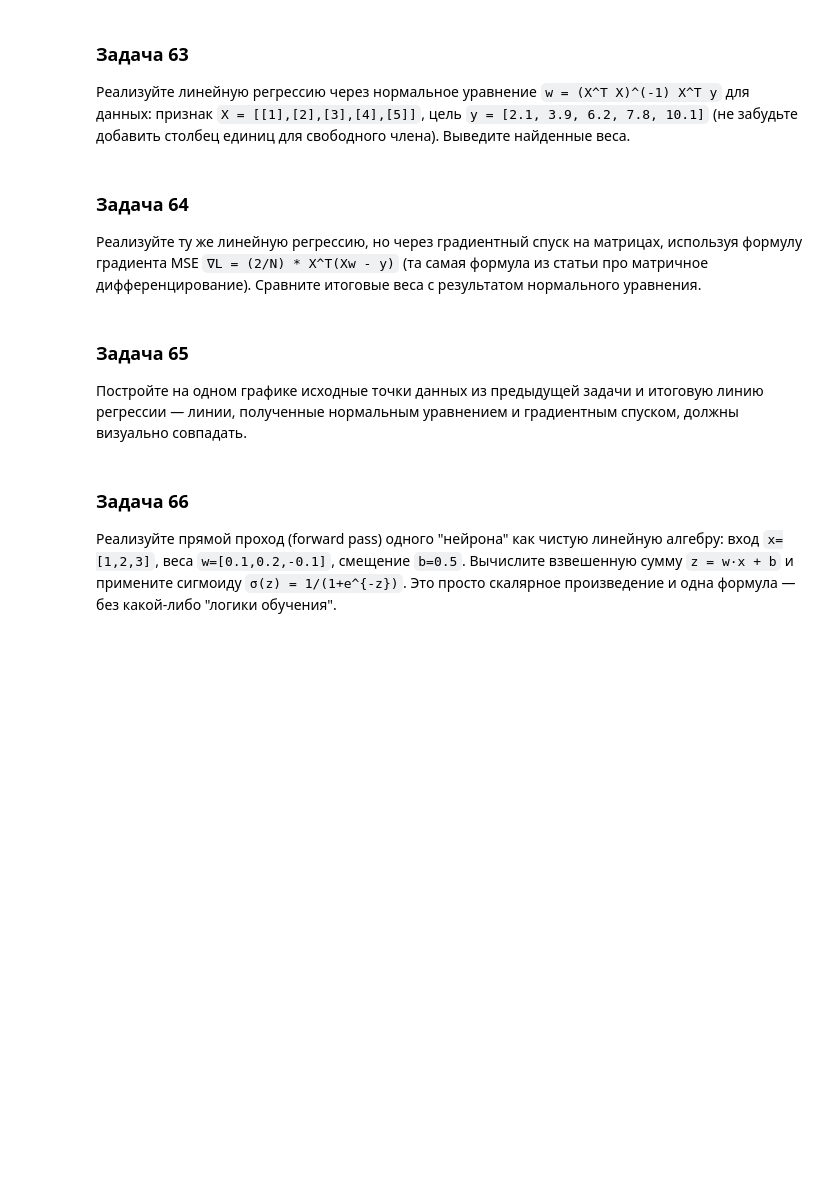
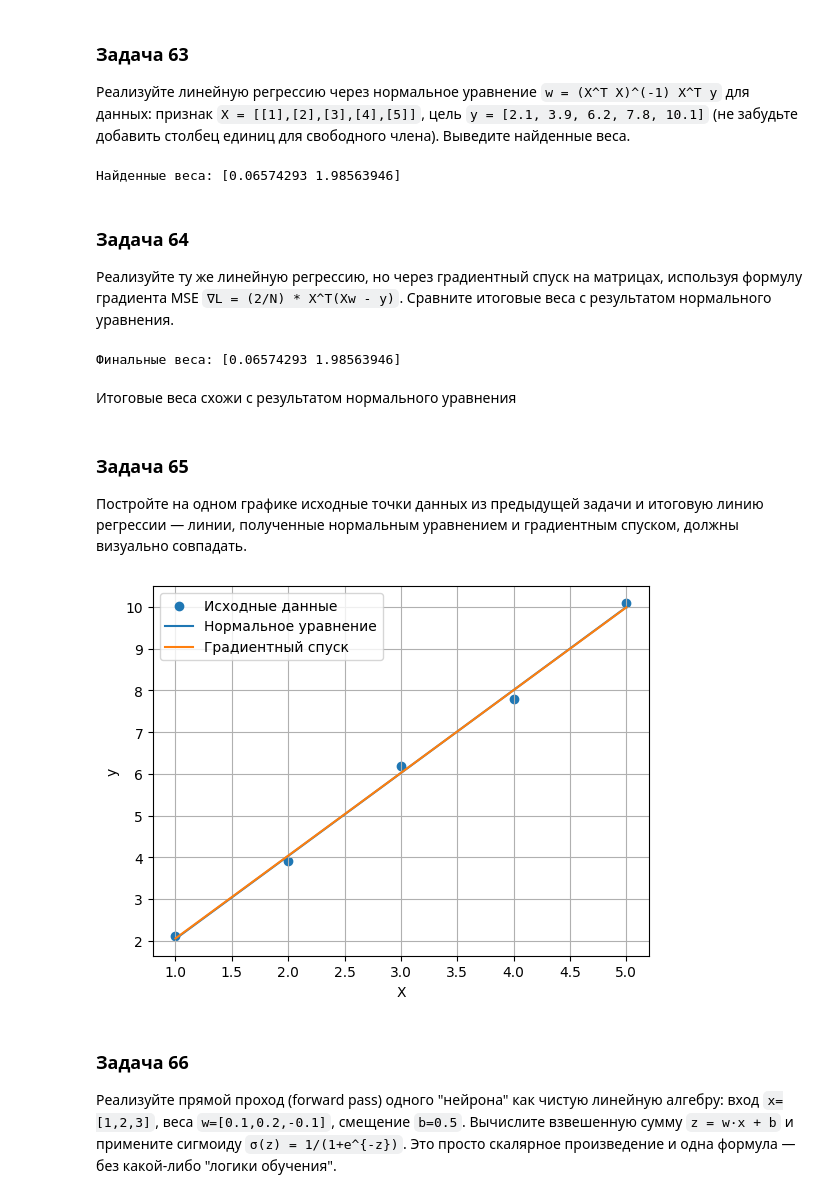
Before and after one commit to dshayderov/ml-learning-journal, a Jupyter notebook: 0.0-prerequisites/0.0-math-problem-set.ipynb, the cells around one changed output. Cells and saved outputs as stored; diff of their text form; code cells hidden in the pictures; blank space fills up the shorter version.

```diff
--- a/0.0-prerequisites/0.0-math-problem-set.ipynb
+++ b/0.0-prerequisites/0.0-math-problem-set.ipynb
@@ -1587,19 +1587,68 @@ print(f"Мат. ожидание оценки на экзамене: {E}")
 
 Реализуйте линейную регрессию через нормальное уравнение `w = (X^T X)^(-1) X^T y` для данных: признак `X = [[1],[2],[3],[4],[5]]`, цель `y = [2.1, 3.9, 6.2, 7.8, 10.1]` (не забудьте добавить столбец единиц для свободного члена). Выведите найденные веса.
 # %%
-# Ваше решение здесь
+# Признак
+x = np.array([[1],[2],[3],[4],[5]])
+# Цель
+y = np.array([2.1, 3.9, 6.2, 7.8, 10.1])
+
+# Столбец единиц для свободного члена
+col = np.full((x.shape[0], 1), 1)
+# Добавляем столбец
+X = np.hstack((col, x))
+
+# Рассчитываем веса
+w_normal = np.linalg.inv(X.T @ X) @ X.T @ y
+
+print(f"Найденные веса: {w}")
+# %% [output]
+Найденные веса: [0.06574293 1.98563946]
 # %% [markdown]
 ### Задача 64
 
-Реализуйте ту же линейную регрессию, но через градиентный спуск на матрицах, используя формулу градиента MSE `∇L = (2/N) * X^T(Xw - y)` (та самая формула из статьи про матричное дифференцирование). Сравните итоговые веса с результатом нормального уравнения.
+Реализуйте ту же линейную регрессию, но через градиентный спуск на матрицах, используя формулу градиента MSE `∇L = (2/N) * X^T(Xw - y)`. Сравните итоговые веса с результатом нормального уравнения.
 # %%
-# Ваше решение здесь
+# N - количество объектов
+N = len(X)
+# Начальные веса
+w_gd = np.array([0, 0])
+# Шаг обучения
+learn_r = 0.01
+
+# Функция для расчета градиента
+L = lambda w: (2 / N) * X.T @ (X @ w - y)
+
+# Градиентный спуск на 1000 итераций
+for _ in range(1000):
+    w_gd = w_gd - learn_r * L(w_gd)
+
+print(f"Финальные веса: {w_gd}")
+# %% [output]
+Финальные веса: [0.06574293 1.98563946]
+# %% [markdown]
+Итоговые веса схожи с результатом нормального уравнения
 # %% [markdown]
 ### Задача 65
 
 Постройте на одном графике исходные точки данных из предыдущей задачи и итоговую линию регрессии — линии, полученные нормальным уравнением и градиентным спуском, должны визуально совпадать.
 # %%
-# Ваше решение здесь
+# Линия, полученная нормальным уравнением
+y_normal = w_normal[0] + w_normal[1] * x
+# Линия, полученная градиентным спуском
+y_gd = w_gd[0] + w_gd[1] * x
+
+# Построение графика
+plt.scatter(x, y, label="Исходные данные")
+plt.plot(x, y_normal, label="Нормальное уравнение")
+plt.plot(x, y_gd, label="Градиентный спуск")
+
+plt.xlabel("X")
+plt.ylabel("y")
+plt.legend()
+plt.grid()
+plt.show()
+# %% [output]
+[figure, added]
 # %% [markdown]
 ### Задача 66
 
```
Also changed, not shown: parts of 8 cells of this notebook, 1 other file.
